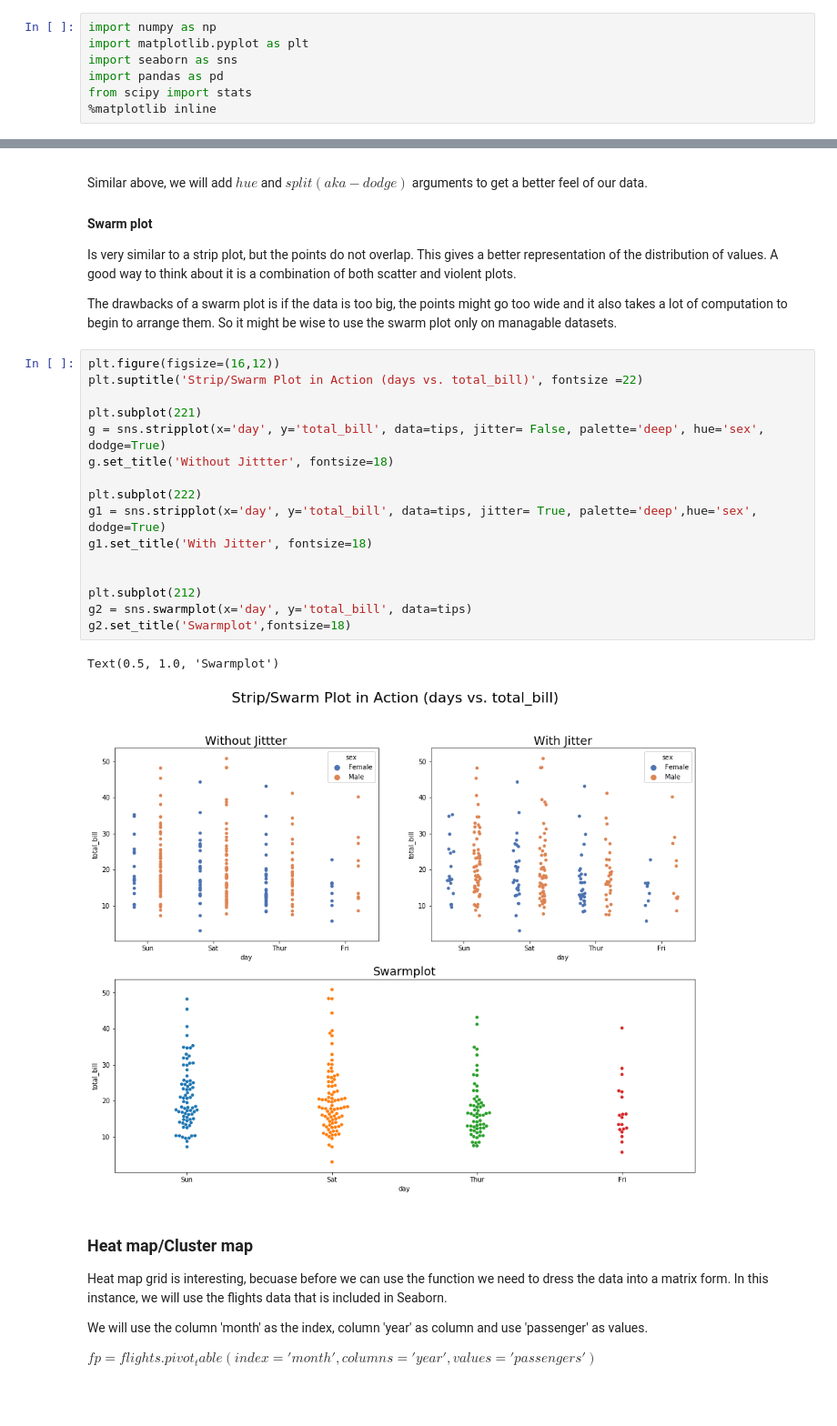
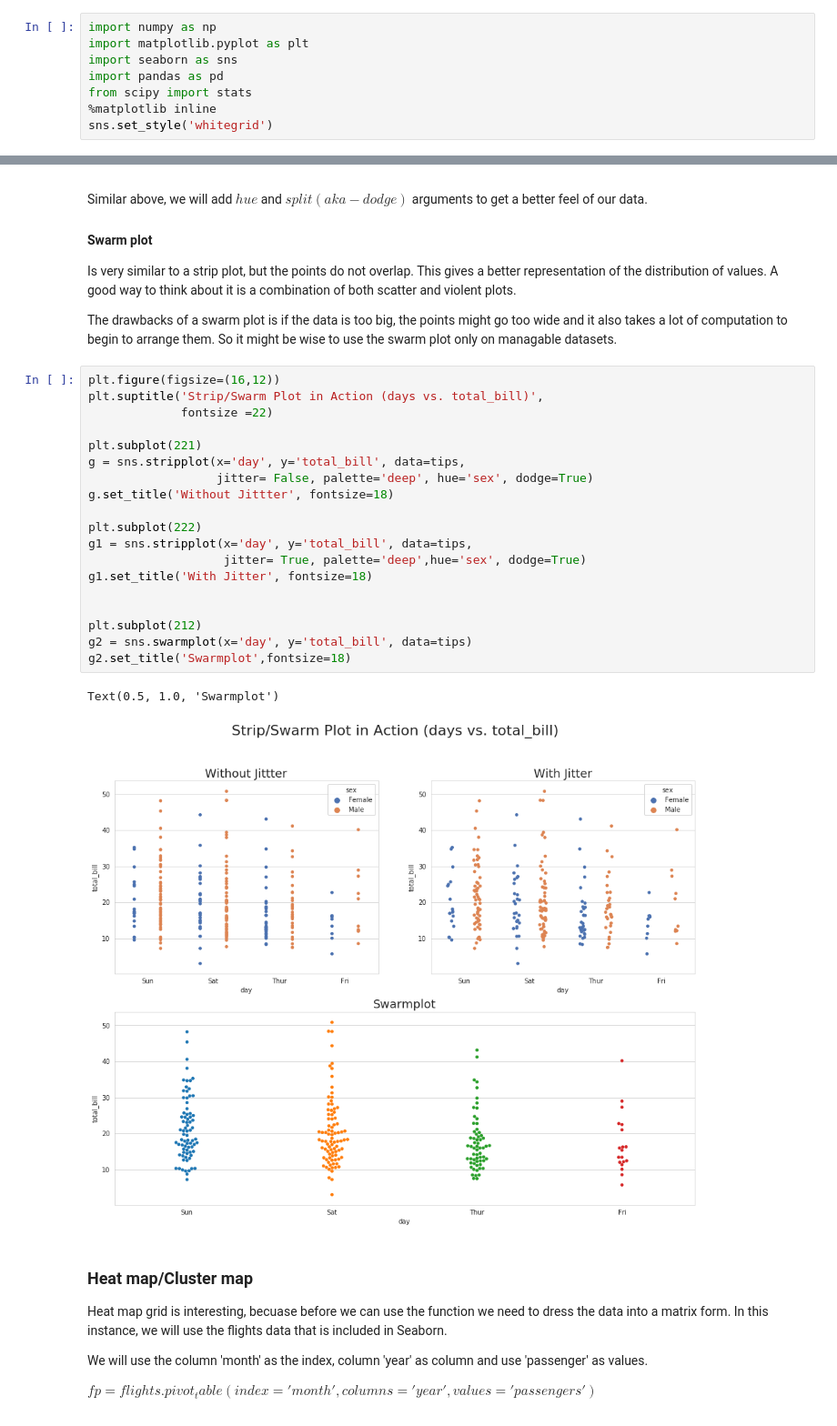
Before and after one commit to jaymanalastas/jaymanalastas.github.io, a Jupyter notebook: content/2019/1/DeepDive_seaborn.ipynb, the cells around one changed output, grey strips where cells are left out. Shown at 91% size. Drawn from its saved outputs; the diff is of its cells as text.

```diff
--- a/content/2019/1/DeepDive_seaborn.ipynb
+++ b/content/2019/1/DeepDive_seaborn.ipynb
@@ -46,6 +44,7 @@ import seaborn as sns
 import pandas as pd
 from scipy import stats
 %matplotlib inline
+sns.set_style('whitegrid')
 # %% [markdown]
 We're all set to explore seaborn!
 
@@ -205,23 +209,26 @@ Is very similar to a strip plot, but the points do not overlap. This gives a bet
 The drawbacks of a swarm plot is if the data is too big, the points might go too wide and it also takes a lot of computation to begin to arrange them. So it might be wise to use the swarm plot only on managable datasets.
 # %%
 plt.figure(figsize=(16,12))
-plt.suptitle('Strip/Swarm Plot in Action (days vs. total_bill)', fontsize =22)
+plt.suptitle('Strip/Swarm Plot in Action (days vs. total_bill)',
+             fontsize =22)
 
 plt.subplot(221)
-g = sns.stripplot(x='day', y='total_bill', data=tips, jitter= False, palette='deep', hue='sex', dodge=True)
+g = sns.stripplot(x='day', y='total_bill', data=tips,
+                  jitter= False, palette='deep', hue='sex', dodge=True)
 g.set_title('Without Jittter', fontsize=18)
 
 plt.subplot(222)
-g1 = sns.stripplot(x='day', y='total_bill', data=tips, jitter= True, palette='deep',hue='sex', dodge=True)
+g1 = sns.stripplot(x='day', y='total_bill', data=tips,
+                   jitter= True, palette='deep',hue='sex', dodge=True)
 g1.set_title('With Jitter', fontsize=18)
 
 
 plt.subplot(212)
 g2 = sns.swarmplot(x='day', y='total_bill', data=tips)
 g2.set_title('Swarmplot',fontsize=18)
 # %% [output]
 Text(0.5, 1.0, 'Swarmplot')
-[figure, old version]
+[figure, new version]
 # %% [markdown]
 ### Heat map/Cluster map
 
```
Also changed, not shown: parts of 12 cells of this notebook, 1 other file.
